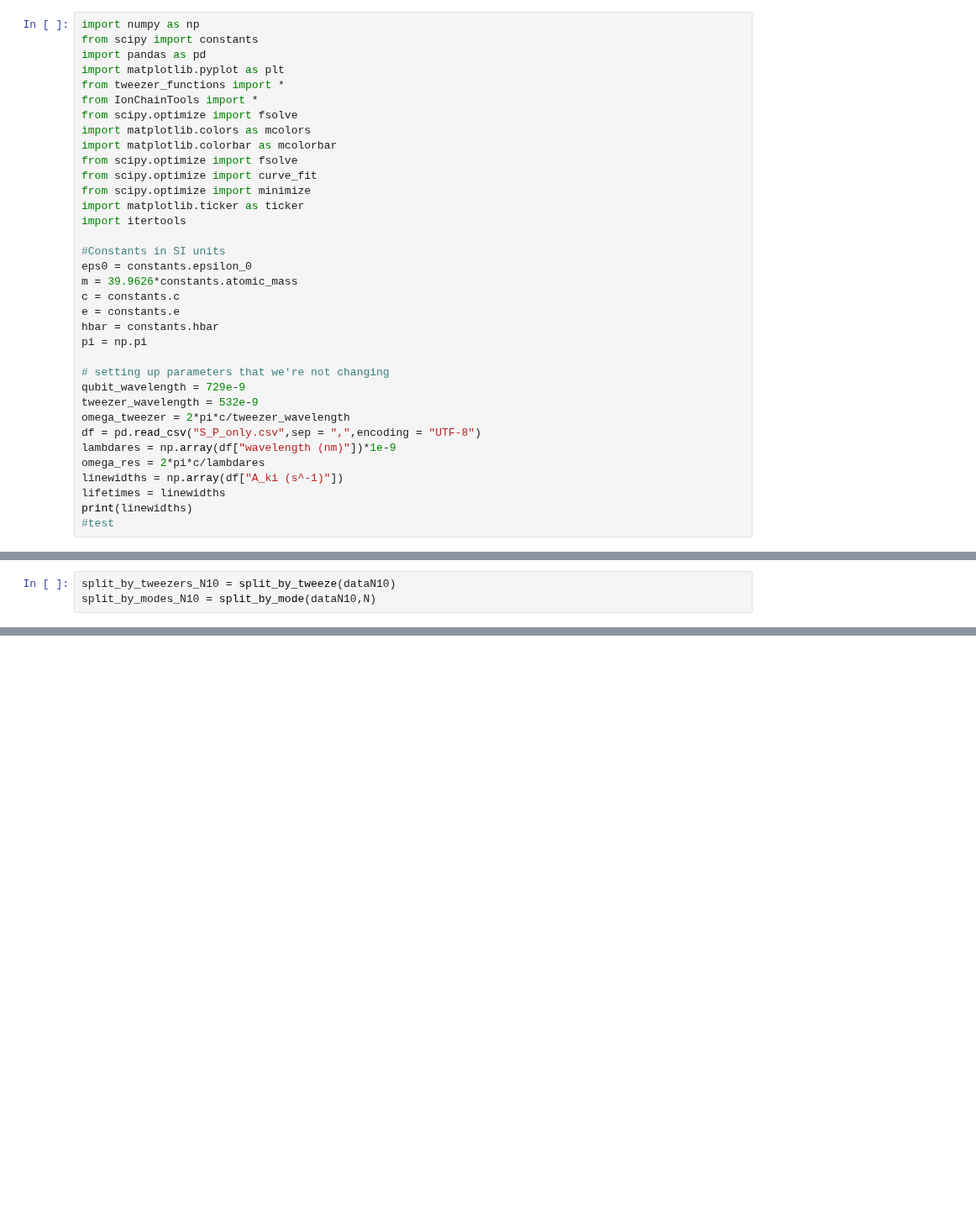
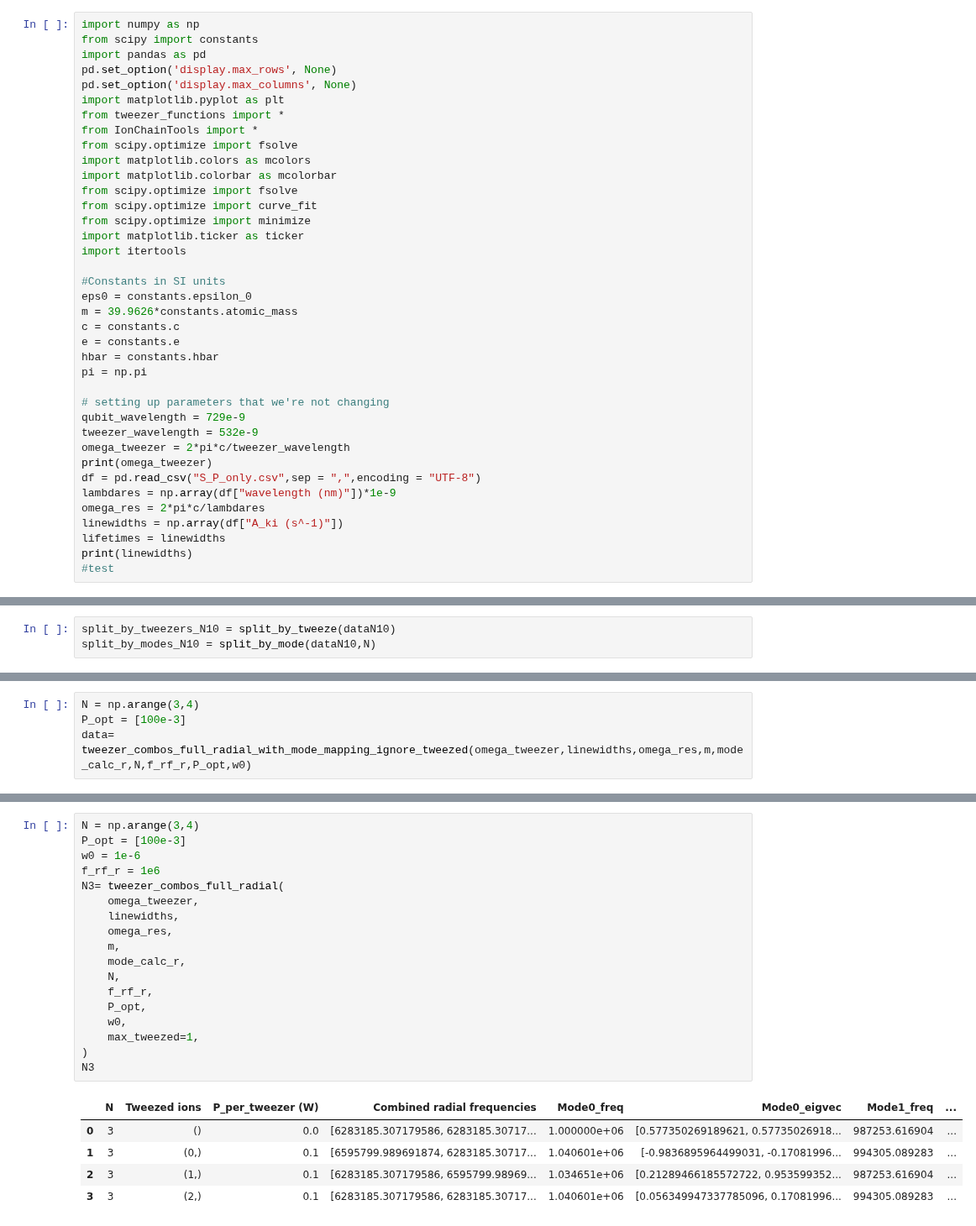
Before and after one commit to SQRLab/BladeRunner, a Jupyter notebook: Tweezers/SBC_Speedup.ipynb, the cells around one changed output, grey strips where cells are left out. Shown at 84% size. Saved outputs shown, nothing was run; the diff lists cells and outputs as text; blank space fills up the shorter version.

```diff
--- a/Tweezers/SBC_Speedup.ipynb
+++ b/Tweezers/SBC_Speedup.ipynb
@@ -2,6 +2,8 @@
 import numpy as np
 from scipy import constants
 import pandas as pd
+pd.set_option('display.max_rows', None)
+pd.set_option('display.max_columns', None)
 import matplotlib.pyplot as plt
 from tweezer_functions import *
 from IonChainTools import *
@@ -26,6 +28,7 @@ pi = np.pi
 qubit_wavelength = 729e-9
 tweezer_wavelength = 532e-9
 omega_tweezer = 2*pi*c/tweezer_wavelength
+print(omega_tweezer)
 df = pd.read_csv("S_P_only.csv",sep = ",",encoding = "UTF-8")
 lambdares = np.array(df["wavelength (nm)"])*1e-9
 omega_res = 2*pi*c/lambdares
@@ -588,0 +818,4 @@ split_by_modes_N10["Mode9"]
+# %%
+N = np.arange(3,4)
+P_opt = [100e-3]
+data= tweezer_combos_full_radial_with_mode_mapping_ignore_tweezed(omega_tweezer,linewidths,omega_res,m,mode_calc_r,N,f_rf_r,P_opt,w0)
@@ -588,0 +946,24 @@ split_by_modes_N10["Mode9"]
+# %%
+N = np.arange(3,4)
+P_opt = [100e-3]
+w0 = 1e-6
+f_rf_r = 1e6
+N3= tweezer_combos_full_radial(
+    omega_tweezer,
+    linewidths,
+    omega_res,
+    m,
+    mode_calc_r,
+    N,
+    f_rf_r,
+    P_opt,
+    w0,
+    max_tweezed=1,
+)
+N3
+# %% [output]
+|  | N | Tweezed ions | P_per_tweezer (W) | Combined radial frequencies | Mode0_freq | Mode0_eigvec | Mode1_freq | ... |
+| 0 | 3 | () | 0.0 | [6283185.307179586, 6283185.30717... | 1.000000e+06 | [0.577350269189621, 0.57735026918... | 987253.616904 | ... |
+| 1 | 3 | (0,) | 0.1 | [6595799.989691874, 6283185.30717... | 1.040601e+06 | [-0.9836895964499031, -0.17081996... | 994305.089283 | ... |
+| 2 | 3 | (1,) | 0.1 | [6283185.307179586, 6595799.98969... | 1.034651e+06 | [0.21289466185572722, 0.953599352... | 987253.616904 | ... |
+| 3 | 3 | (2,) | 0.1 | [6283185.307179586, 6283185.30717... | 1.040601e+06 | [0.056349947337785096, 0.17081996... | 994305.089283 | ... |
```
Also changed, not shown: parts of 43 cells of this notebook, 2 other files.
